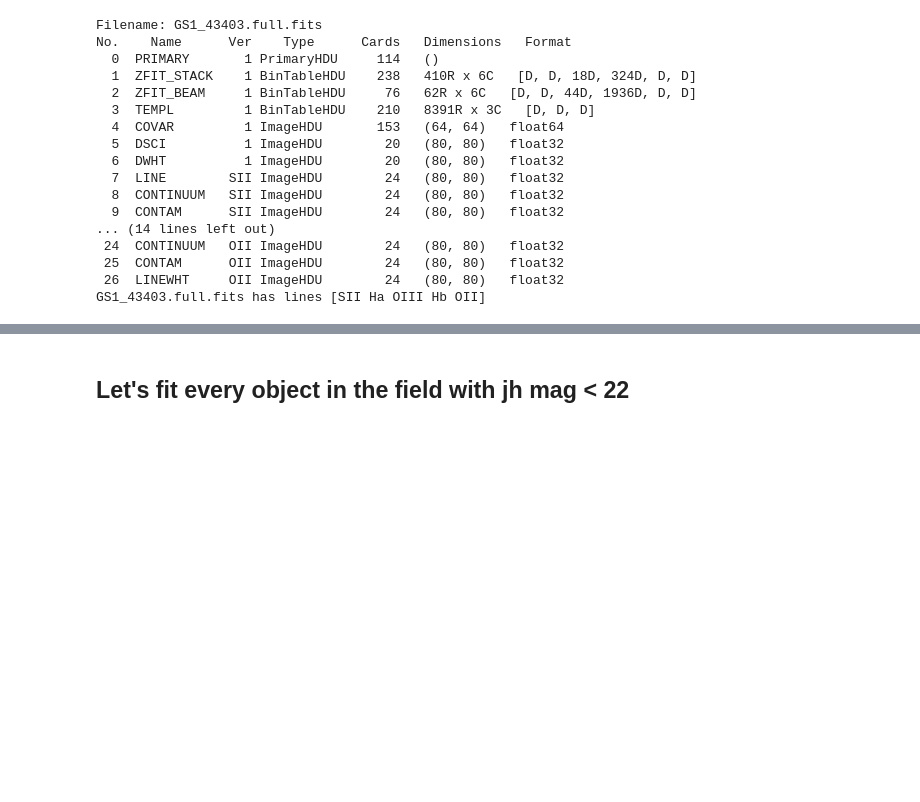
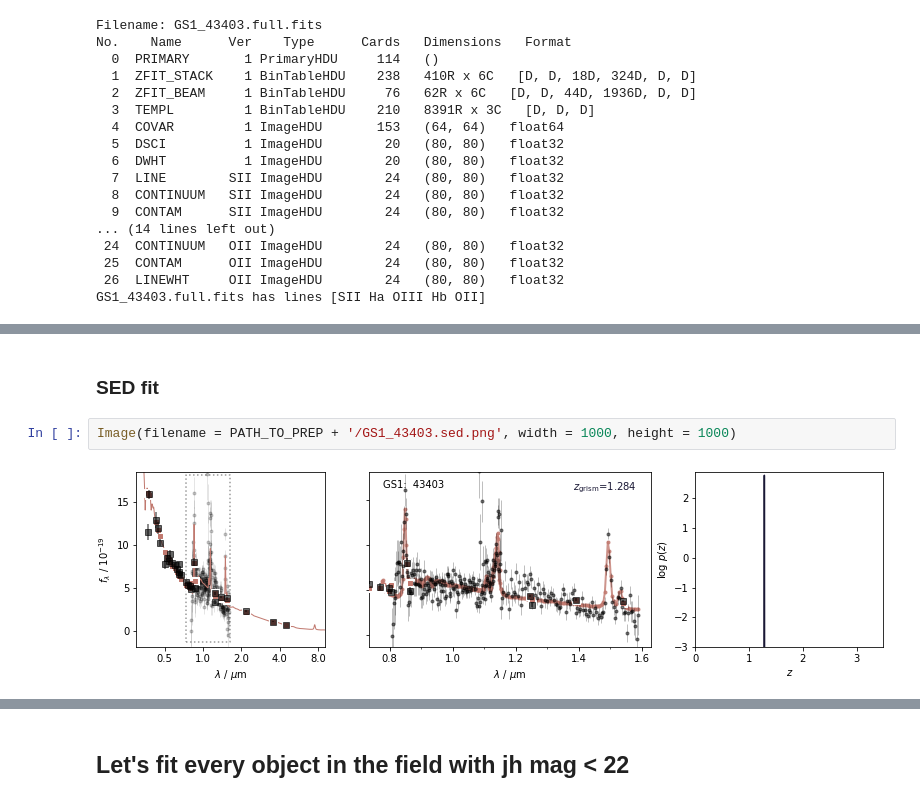
Before and after one commit to ivastar/clear, a Jupyter notebook: notebooks/grizli/grizli_model_and_fit.ipynb, the cells around one changed output, grey strips where cells are left out. Cells and saved outputs as stored; diff of their text form; blank space fills up the shorter version.

```diff
--- a/notebooks/grizli/grizli_model_and_fit.ipynb
+++ b/notebooks/grizli/grizli_model_and_fit.ipynb
@@ -500,0 +499,6 @@ GS1_43403.full.fits has lines [SII Ha OIII Hb OII]
+# %% [markdown]
+### SED fit
+# %%
+Image(filename = PATH_TO_PREP + '/GS1_43403.sed.png', width = 1000, height = 1000)
+# %% [output]
+[figure, added]
```
Also changed, not shown: parts of 10 cells of this notebook.
